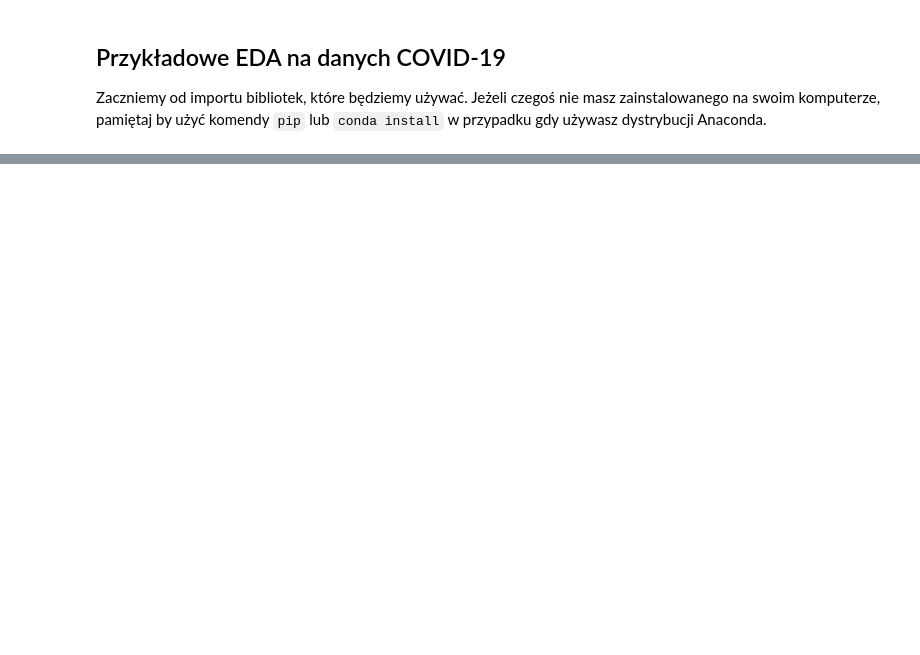
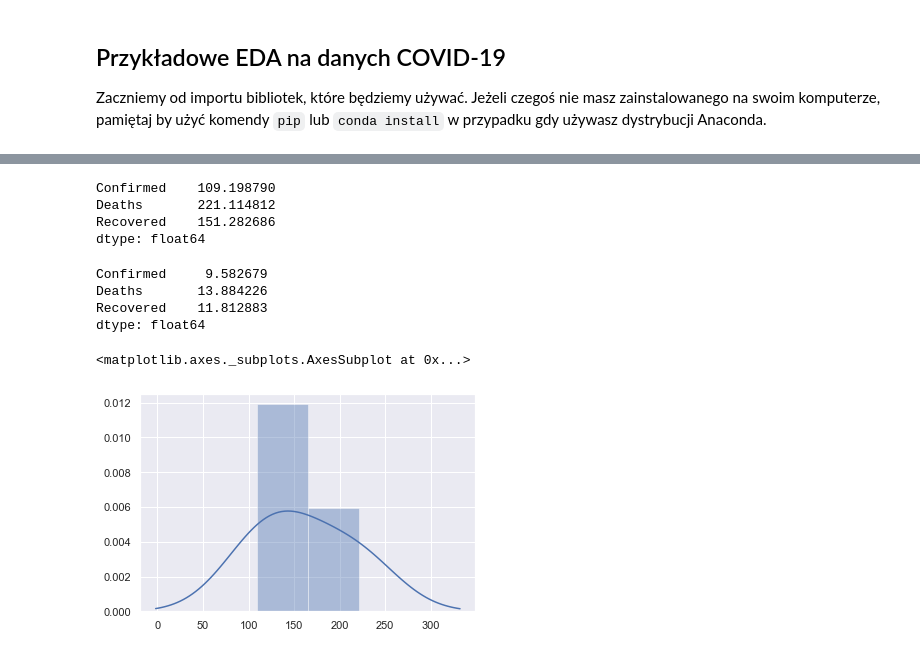
Before and after one commit to Orajt93/metody-inzynierii-wiedzy, a Jupyter notebook: 03 Exploratory Data Analysis/EDA.ipynb, the cells around one changed output, grey strips where cells are left out. Saved outputs shown, nothing was run; the diff lists cells and outputs as text; code cells hidden in the pictures; blank space fills up the shorter version.

```diff
--- a/03 Exploratory Data Analysis/EDA.ipynb
+++ b/03 Exploratory Data Analysis/EDA.ipynb
@@ -42,0 +204,22 @@ import pandas as pd
+# %%
+# Kurtoza
+covid_data.kurt()
+# %% [output]
+Confirmed    109.198790
+Deaths       221.114812
+Recovered    151.282686
+dtype: float64
+# %%
+# Skośność
+covid_data.skew()
+# %% [output]
+Confirmed     9.582679
+Deaths       13.884226
+Recovered    11.812883
+dtype: float64
+# %%
+# Wykres kurtozy
+sns.distplot(covid_data.kurt())
+# %% [output]
+<matplotlib.axes._subplots.AxesSubplot at 0x...>
+[figure, added]
```
Also changed, not shown: parts of 25 cells of this notebook, 1 other file.
